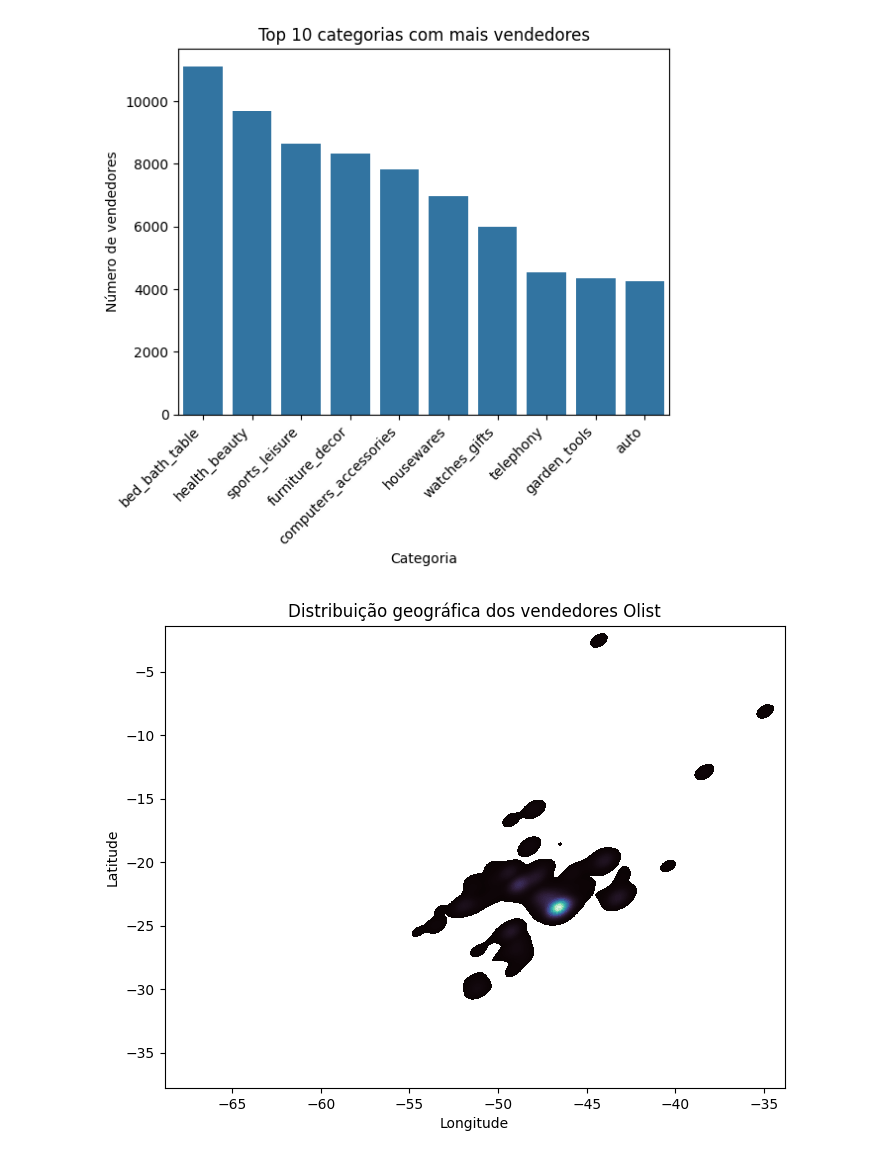
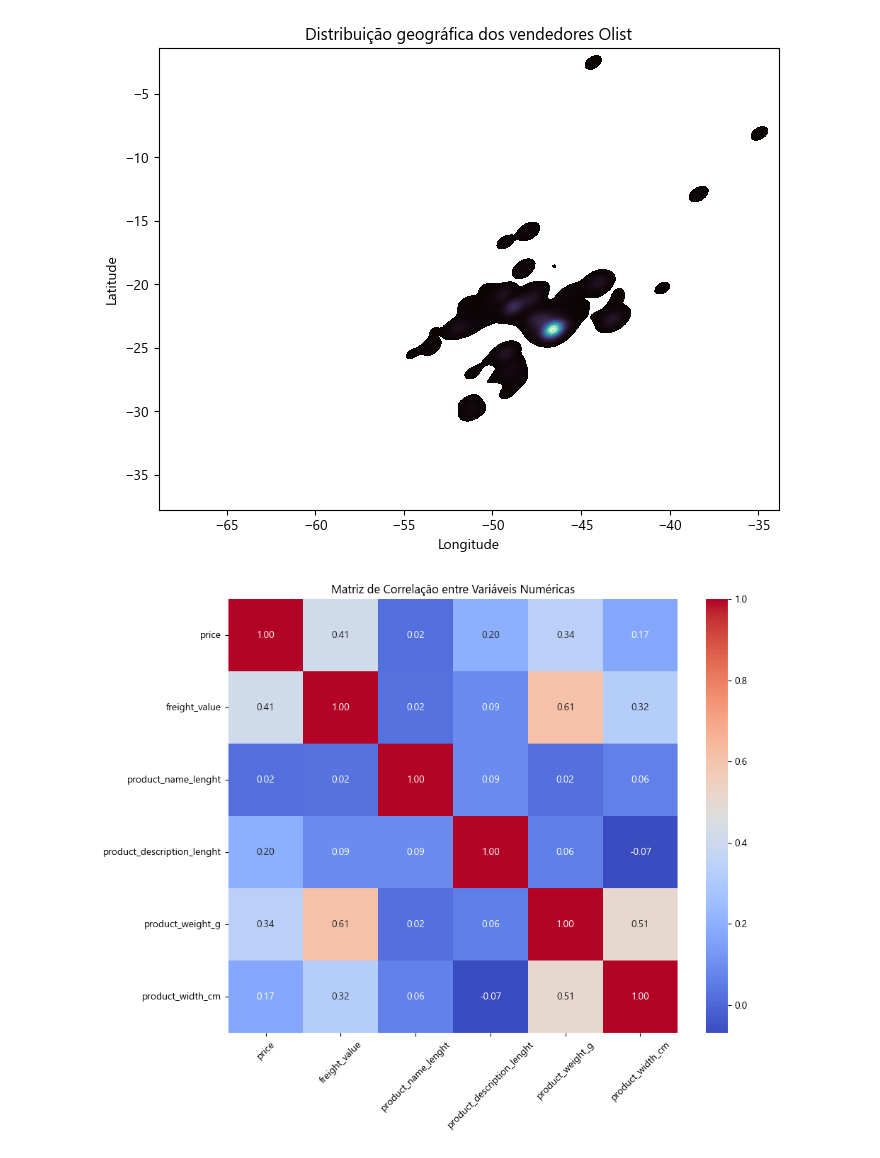
Before and after one commit to wandbalbino/EcommerceOlist, a Jupyter notebook: AnaliseOlist.ipynb, the cells around one changed output. Saved outputs shown, nothing was run; the diff lists cells and outputs as text; code cells hidden in the pictures.

```diff
--- a/AnaliseOlist.ipynb
+++ b/AnaliseOlist.ipynb
@@ -13,4 +19,5 @@ print("Pasta existe?", os.path.exists(pasta))
 # %%
+#Etapa04 - Carregar todos os datasets apenas 1 vez
 arquivos = {
     "categories": "product_category_name_translation.csv",
     "customers": "olist_customers_dataset.csv",
@@ -23,8 +30,12 @@ arquivos = {
     "reviews": "olist_order_reviews_dataset.csv"
 }
 
-dfs = {nome: pd.read_csv(os.path.join(pasta, arquivo)) for nome, arquivo in arquivos.items()}
+dfs = {
+    nome: pd.read_csv(os.path.join(pasta, arquivo))
+    for nome, arquivo in arquivos.items()
+}
 
+print("--- ARQUIVOS CARREGADOS ---")
 for nome, df in dfs.items():
-    print(f"{nome:12s} -> {df.shape[0]:>7,d} linhas x {df.shape[1]:>2d} colunas")
+    print(f"{nome:12s} -> {df.shape[0]:>7,d} linhas x {df.shape[1]:>2d}")
 # %% [output]
@@ -206,34 +235,43 @@ NameError: name 'vendedores_geo' is not defined
 # %%
-top_categorias = (
-    vendedores_geo["product_category_name_english"]
-    .value_counts()
-    .head(10)
-    .reset_index()
+#Etapa14 — mapa KDE
+plt.figure(figsize=(8, 6))
+sns.kdeplot(
+    data=vendedores_geo,
+    x="geolocation_lng",
+    y="geolocation_lat",
+    fill=True,
+    cmap="mako",
+    levels=50,
+    thresh=0.05
 )
-
-sns.barplot(data=top_categorias, x="product_category_name_english", y="count")
-plt.title("Top 10 categorias com mais vendedores")
-plt.xticks(rotation=45, ha="right")
-plt.ylabel("Número de vendedores")
-plt.xlabel("Categoria")
+plt.title("Distribuição geográfica dos vendedores Olist")
+plt.xlabel("Longitude")
+plt.ylabel("Latitude")
 plt.show()
 # %% [output]
-[figure, old version]
+[figure, new version]
 # %%
-plt.figure(figsize=(8, 6))
-sns.kdeplot(
-    data=vendedores_geo,
-    x="geolocation_lng",
-    y="geolocation_lat",
-    fill=True,
-    cmap="mako",
-    levels=50,
-    thresh=0.05
-)
-plt.title("Distribuição geográfica dos vendedores Olist")
-plt.xlabel("Longitude")
-plt.ylabel("Latitude")
-plt.show()
+#Etapa15 — heatmap (removido import errado)
+cols = [
+    'price',
+    'freight_value',
+    'product_name_lenght',
+    'product_description_lenght',
+    'product_weight_g',
+    'product_width_cm'
+]
+
+valid_cols = [col for col in cols if col in df.columns]
+
+if valid_cols:
+    plt.figure(figsize=(10, 8))
+    sns.heatmap(df[valid_cols].corr(), annot=True, cmap="coolwarm", fmt=".2f")
+    plt.title("Matriz de Correlação entre Variáveis Numéricas")
+    plt.xticks(rotation=45)
+    plt.tight_layout()
+    plt.show()
+else:
+    print("Nenhuma coluna válida encontrada para correlação.")
 # %% [output]
-[figure, old version]
+[figure, new version]
 # %%
```
Also changed, not shown: parts of 15 cells of this notebook.
